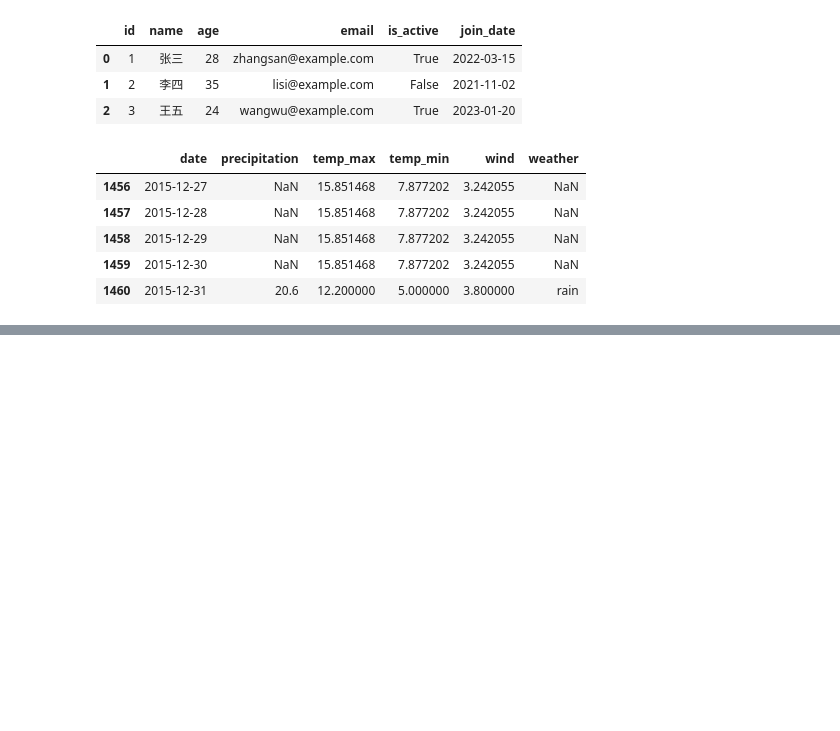
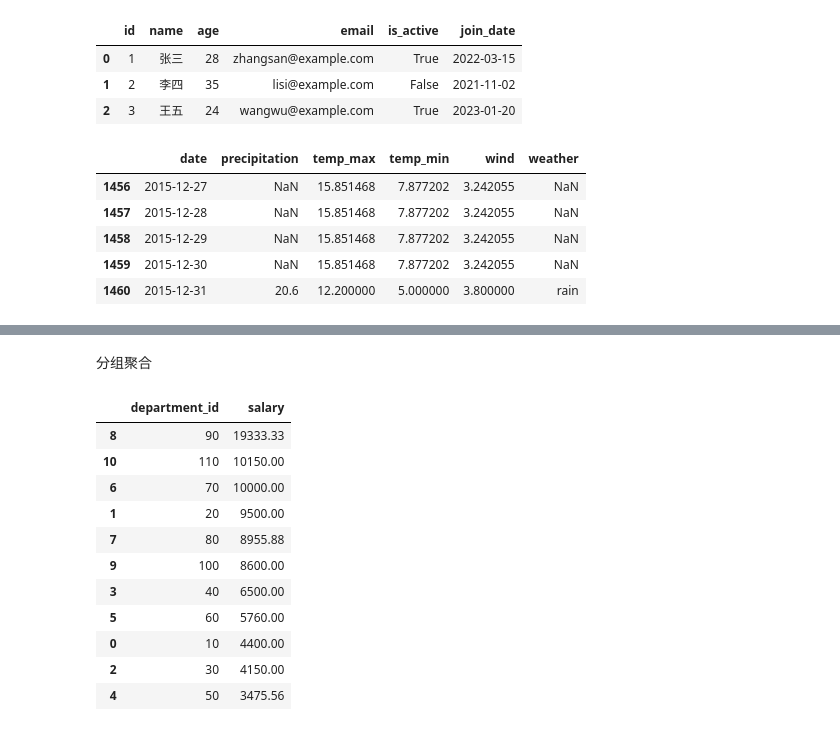
Before and after one commit to yoruLearn/data_analysis, a Jupyter notebook: note/3.数据分析.ipynb, the cells around one changed output, grey strips where cells are left out. Saved outputs shown, nothing was run; the diff lists cells and outputs as text; code cells hidden in the pictures; blank space fills up the shorter version.

```diff
--- a/note/3.数据分析.ipynb
+++ b/note/3.数据分析.ipynb
@@ -103,0 +418,4 @@ df
+# %%
+df=pd.read_csv(DATA/'weather.csv',parse_dates=[ 'date'])
+
+df.set_index('date',inplace=True)
@@ -103,0 +434,34 @@ df
+# %% [markdown]
+分组聚合
+# %%
+"""
+分组聚合
+df.groupby('分组依据')['聚合的字段'].聚合函数
+"""
+
+df=pd.read_csv(DATA/"employees.csv")
+df.tail()
+df=df.dropna(subset=['department_id'])
+df['department_id']=df['department_id'].astype('int32')
+
+df
+#不同部门的薪资平均值
+df2=df.groupby('department_id')[['salary']].mean()
+
+df2['salary']=df2['salary'].round(2)
+df2=df2.reset_index()
+df2.sort_values('salary',ascending=False,inplace=True)
+df2
+# %% [output]
+|  | department_id | salary |
+| 8 | 90 | 19333.33 |
+| 10 | 110 | 10150.00 |
+| 6 | 70 | 10000.00 |
+| 1 | 20 | 9500.00 |
+| 7 | 80 | 8955.88 |
+| 9 | 100 | 8600.00 |
+| 3 | 40 | 6500.00 |
+| 5 | 60 | 5760.00 |
+| 0 | 10 | 4400.00 |
+| 2 | 30 | 4150.00 |
+| 4 | 50 | 3475.56 |
```
Also changed, not shown: parts of 23 cells of this notebook.
